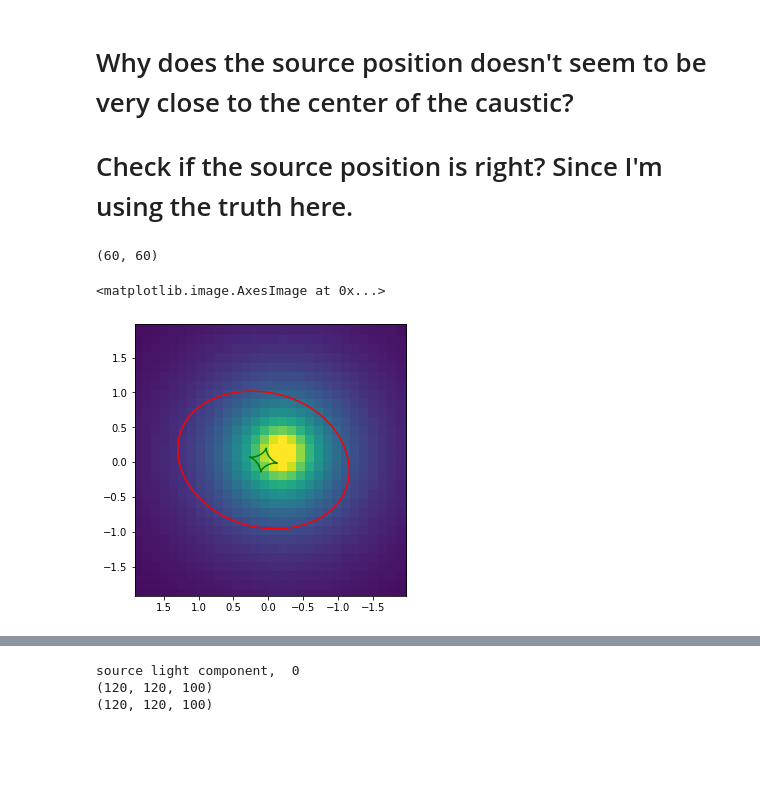
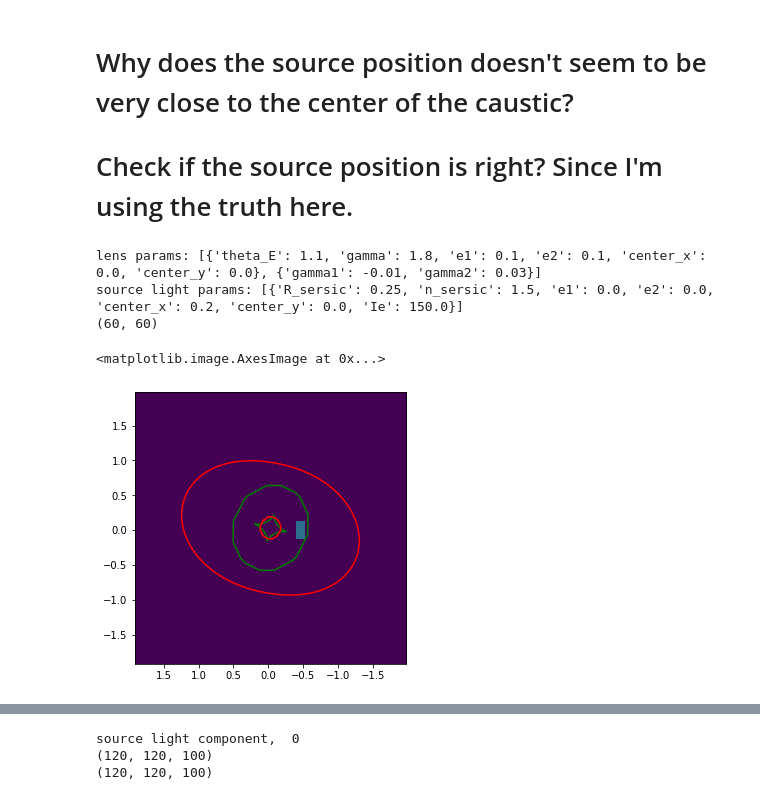
Before and after one commit to giga-lens/gigalens, a Jupyter notebook: jax-demo-dev.ipynb, the cells around one changed output, grey strips where cells are left out. Saved outputs shown, nothing was run; the diff lists cells and outputs as text; code cells hidden in the pictures; blank space fills up the shorter version.

```diff
--- a/jax-demo-dev.ipynb
+++ b/jax-demo-dev.ipynb
@@ -133,0 +169,20 @@ plt.imshow(lens_sim.simulate(truth), norm=mpl.colors.PowerNorm(0.5, vmin=0, vmax
+# %%
+# Now I make up other systems
+
+truth = [[
+    {'theta_E': 1.1, 'gamma': 1.8, 'e1': 0.1, 'e2': 0.1, 'center_x': 0.0, 'center_y': 0.0},
+    {'gamma1': -0.01, 'gamma2': 0.03}
+], [
+    {'R_sersic': 0.8, 'n_sersic': 2.5, 'e1': 0.09534746574143645, 'e2': 0.14849487967198177, 'center_x': 0.0, 'center_y': 0.0, 'Ie': 500.}
+], [
+    {'R_sersic': 0.25, 'n_sersic': 1.5, 'e1': 0., 'e2': 0., 'center_x': 0.2, 'center_y': 0.0, 'Ie': 150.}
+]]
+
+simulated = lens_sim.simulate(truth)
+
+plt.imshow(simulated, norm=mpl.colors.PowerNorm(0.5, vmin=0, vmax=20),)
+
+
+
+observed_img = simulated + np.random.normal(0, background_rms, simulated.shape) + np.random.poisson(simulated/exp_time, simulated.shape)
+plt.imshow(observed_img)
@@ -385,33 +482,41 @@ from lenstronomy.LensModel.lens_model import LensModel
 delta_pix=0.065
 num_pix = 60
 
 lensModel = LensModel(lens_model_list=['EPL', 'SHEAR'], multi_plane=False)
 kwargs_lens = truth[0]
 
+print('lens params:', truth[0])
 
 phys_model_t = PhysicalModel([], [sersic.SersicEllipse(use_lstsq=False)], [])
 sim_config_t = SimulatorConfig(delta_pix=delta_pix, num_pix=num_pix, supersample=2, kernel=kernel)
 lens_sim_t = LensSimulator(phys_model_t, sim_config_t, bs=1)
 x = lens_sim_t.simulate([[], truth[2], []])
 # off = -(size-2)
+
+
+print('source light params:', truth[2])
+
 
 print(x.shape)
 fig, ax = plt.subplots(1, 1, figsize=(5, 5))
 
 lens_plot.lens_model_plot(ax, lensModel=lensModel, kwargs_lens=kwargs_lens, with_caustics=True, fast_caustic=True, coord_inverse=True, with_convergence=False, deltaPix=delta_pix, numPix=num_pix, )
 
 
 scale_extent = 1.
 
 # extent = (num_pix*delta_pix)/scale_extent, -(num_pix*delta_pix)/scale_extent, \
 #          -(num_pix*delta_pix)/scale_extent, (num_pix*delta_pix)/scale_extent,
 
-
+# source_img = np.rot90(np.rot90(x))
+source_img = x
 extent = (num_pix*delta_pix), -(num_pix*delta_pix), -(num_pix*delta_pix), (num_pix*delta_pix)
 
 
-ax.imshow(x, norm=mpl.colors.PowerNorm(0.5, vmin=0, vmax=2.0), extent=extent)
+ax.imshow(source_img, norm=mpl.colors.PowerNorm(0.5, vmin=3.0, vmax=3.5), extent=extent)
 # %% [output]
+lens params: [{'theta_E': 1.1, 'gamma': 1.8, 'e1': 0.1, 'e2': 0.1, 'center_x': 0.0, 'center_y': 0.0}, {'gamma1': -0.01, 'gamma2': 0.03}]
+source light params: [{'R_sersic': 0.25, 'n_sersic': 1.5, 'e1': 0.0, 'e2': 0.0, 'center_x': 0.2, 'center_y': 0.0, 'Ie': 150.0}]
 (60, 60)
 <matplotlib.image.AxesImage at 0x...>
-[figure, old version]
+[figure, new version]
```
Also changed, not shown: parts of 26 cells of this notebook.
